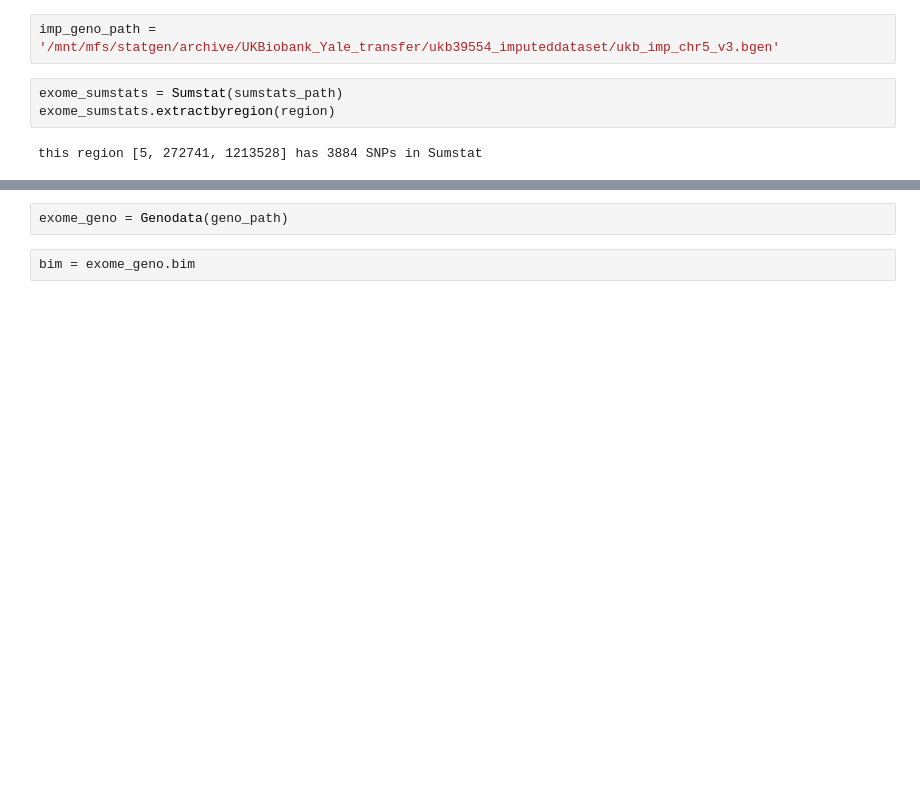
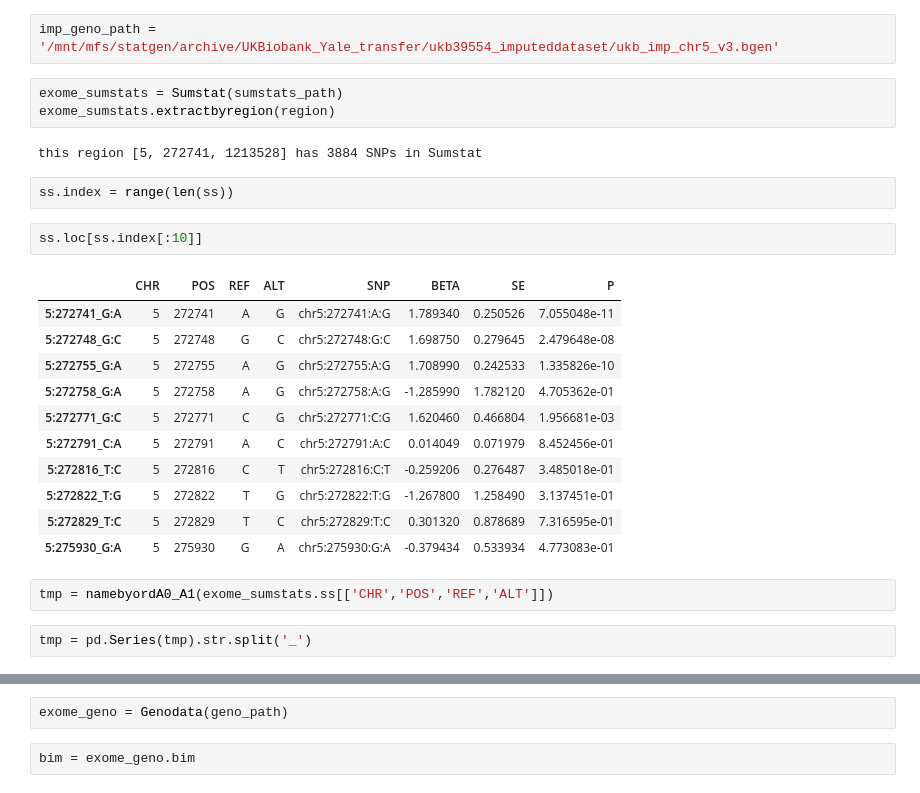
Before and after one commit to hsun3163/cugg, a Jupyter notebook: nbs/06_SNPmatch.ipynb, the cells around one changed output, grey strips where cells are left out. Saved outputs shown, nothing was run; the diff lists cells and outputs as text; blank space fills up the shorter version.

```diff
--- a/nbs/06_SNPmatch.ipynb
+++ b/nbs/06_SNPmatch.ipynb
@@ -235,3 +330,23 @@ exome_sumstats = Sumstat(sumstats_path)
 exome_sumstats.extractbyregion(region)
 # %% [output]
 this region [5, 272741, 1213528] has 3884 SNPs in Sumstat
+# %%
+ss.index = range(len(ss))
+# %%
+ss.loc[ss.index[:10]]
+# %% [output]
+|  | CHR | POS | REF | ALT | SNP | BETA | SE | P |
+| 5:272741_G:A | 5 | 272741 | A | G | chr5:272741:A:G | 1.789340 | 0.250526 | 7.055048e-11 |
+| 5:272748_G:C | 5 | 272748 | G | C | chr5:272748:G:C | 1.698750 | 0.279645 | 2.479648e-08 |
+| 5:272755_G:A | 5 | 272755 | A | G | chr5:272755:A:G | 1.708990 | 0.242533 | 1.335826e-10 |
+| 5:272758_G:A | 5 | 272758 | A | G | chr5:272758:A:G | -1.285990 | 1.782120 | 4.705362e-01 |
+| 5:272771_G:C | 5 | 272771 | C | G | chr5:272771:C:G | 1.620460 | 0.466804 | 1.956681e-03 |
+| 5:272791_C:A | 5 | 272791 | A | C | chr5:272791:A:C | 0.014049 | 0.071979 | 8.452456e-01 |
+| 5:272816_T:C | 5 | 272816 | C | T | chr5:272816:C:T | -0.259206 | 0.276487 | 3.485018e-01 |
+| 5:272822_T:G | 5 | 272822 | T | G | chr5:272822:T:G | -1.267800 | 1.258490 | 3.137451e-01 |
+| 5:272829_T:C | 5 | 272829 | T | C | chr5:272829:T:C | 0.301320 | 0.878689 | 7.316595e-01 |
+| 5:275930_G:A | 5 | 275930 | G | A | chr5:275930:G:A | -0.379434 | 0.533934 | 4.773083e-01 |
+# %%
+tmp = namebyordA0_A1(exome_sumstats.ss[['CHR','POS','REF','ALT']])
+# %%
+tmp = pd.Series(tmp).str.split('_')
```
Also changed, not shown: parts of 22 cells of this notebook, 2 other files.
